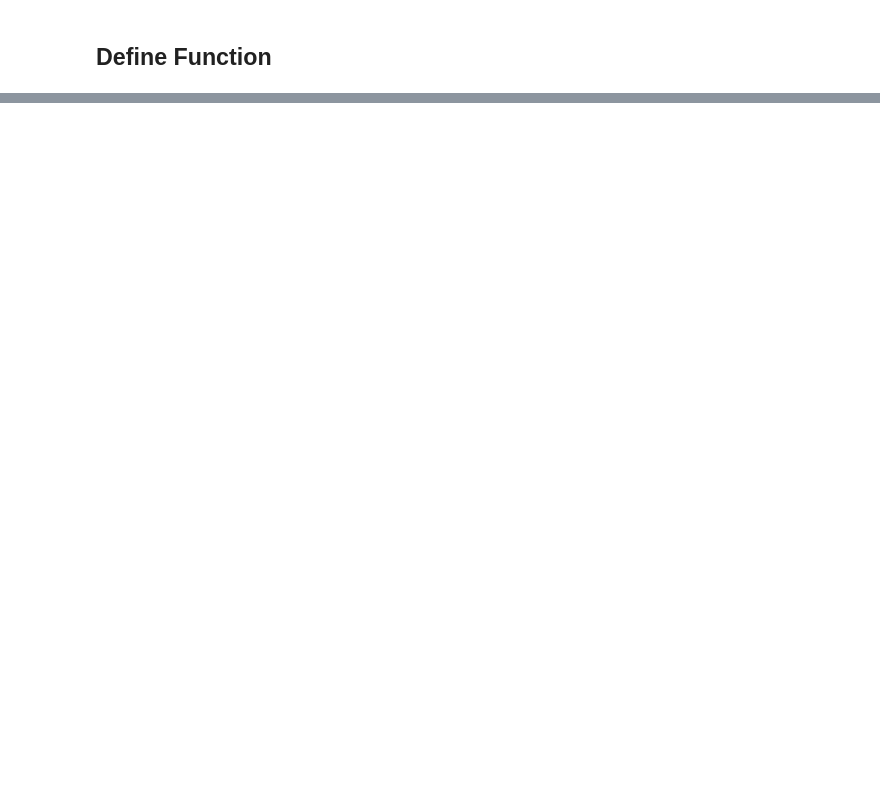
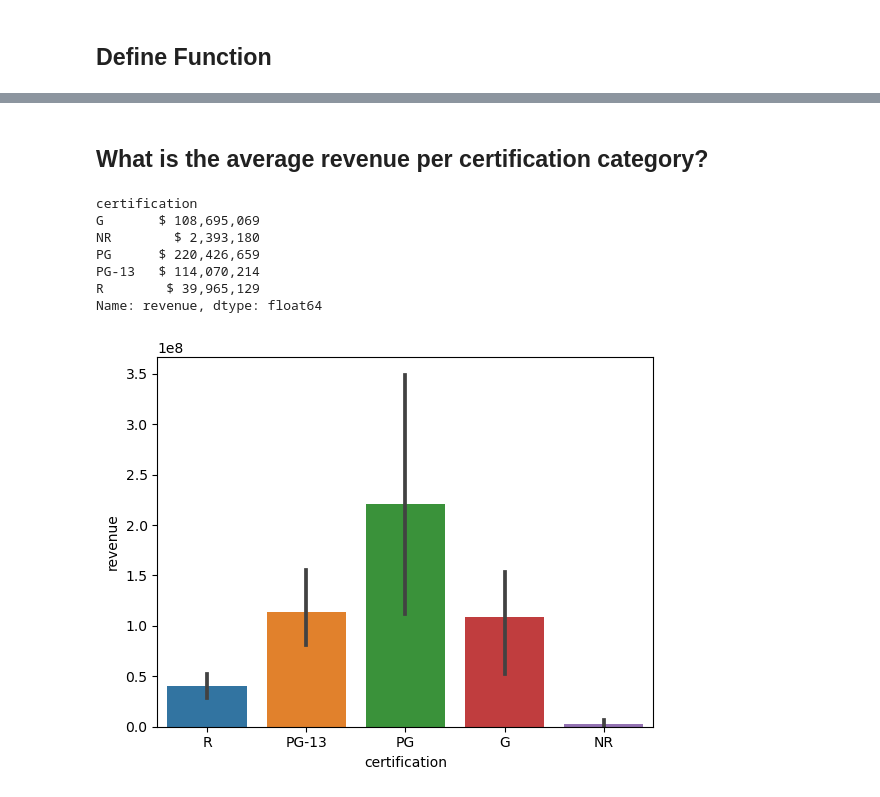
Before and after one commit to brittanymlassiter/Project-2, a Jupyter notebook: Project 2 Part 3A.ipynb, the cells around one changed output, grey strips where cells are left out. Saved outputs shown, nothing was run; the diff lists cells and outputs as text; code cells hidden in the pictures; blank space fills up the shorter version.

```diff
--- a/Project 2 Part 3A.ipynb
+++ b/Project 2 Part 3A.ipynb
@@ -120,0 +232,3 @@ def write_json(new_data, filename):
+# %%
+filter_budget = df['budget'] >0
+filter_budget.sum()
@@ -120,0 +237,3 @@ def write_json(new_data, filename):
+# %%
+filter_revenue = df['revenue'] >0
+filter_revenue.sum()
@@ -120,0 +242,3 @@ def write_json(new_data, filename):
+# %%
+filter_financial = filter_revenue & filter_budget
+filter_financial.sum()
@@ -120,0 +247,4 @@ def write_json(new_data, filename):
+# %%
+# Remove any movies with 0's for budget AND revenue from the remaining visualizations.
+df = df[filter_financial]
+df
@@ -120,0 +283,16 @@ def write_json(new_data, filename):
+# %% [markdown]
+## What is the average revenue per certification category?
+# %%
+with pd.option_context('display.float_format',lambda x: f"$ {x:,.0f}"):
+    display(df.groupby('certification')['revenue'].mean())
+
+sns.barplot(data=df, x='certification', y='revenue');
+# %% [output]
+certification
+G       $ 108,695,069
+NR        $ 2,393,180
+PG      $ 220,426,659
+PG-13   $ 114,070,214
+R        $ 39,965,129
+Name: revenue, dtype: float64
+[figure, added]
```
Also changed, not shown: parts of 29 cells of this notebook, 6 other files.
